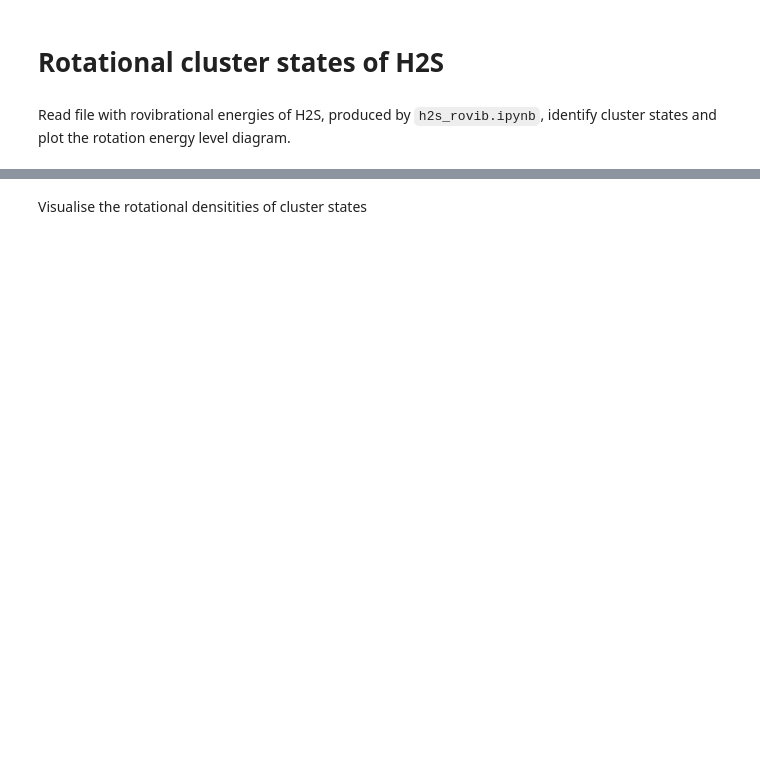
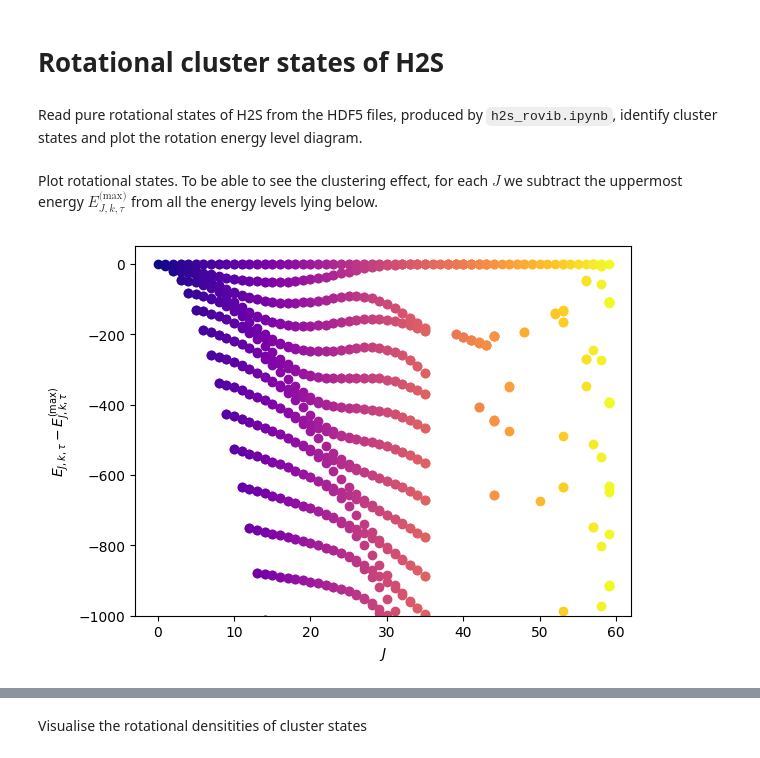
Before and after one commit to robochimps/rotational_clusters, a Jupyter notebook: h2s_clusters.ipynb, the cells around one changed output, grey strips where cells are left out. Cells and saved outputs as stored; diff of their text form; code cells hidden in the pictures; blank space fills up the shorter version.

```diff
--- a/h2s_clusters.ipynb
+++ b/h2s_clusters.ipynb
@@ -11,3 +15,3 @@ import h5py
 from rovib.symtop import symtop_on_grid
 # %% [markdown]
-Read file with rovibrational energies of H2S, produced by `h2s_rovib.ipynb`, identify cluster states and plot the rotation energy level diagram.
+Read pure rotational states of H2S from the HDF5 files, produced by `h2s_rovib.ipynb`, identify cluster states and plot the rotation energy level diagram.
@@ -13,0 +64,23 @@ Read file with rovibrational energies of H2S, produced by `h2s_rovib.ipynb`, ide
+# %%
+# use the function above to read all rotational states up to J=60
+
+max_j = 60
+rot_states = {}
+for j_angmom in range(max_j):
+    rot_states[j_angmom] = select_states_vib0(j_angmom)
+# %% [markdown]
+Plot rotational states. To be able to see the clustering effect, for each $J$ we subtract the uppermost energy $E_{J,k,\tau}^\text{(max)}$ from all the energy levels lying below.
+# %%
+max_j = max(list(rot_states.keys()))
+for j_angmom, states in rot_states.items():
+    # subtract the highest state energy
+    upper_enr = states[-1][2]
+    enr = [state[2] - upper_enr for state in states]
+    plt.scatter([j_angmom for _ in range(len(enr))], enr, color=cm.plasma(j_angmom / max_j))
+
+plt.xlabel("$J$")
+plt.ylabel("$E_{J,k,\\tau}-E_{J,k,\\tau}^\\text{(max)}$")
+plt.ylim([-1000, 50])
+plt.show()
+# %% [output]
+[figure, added]
```
Also changed, not shown: parts of 14 cells of this notebook.
